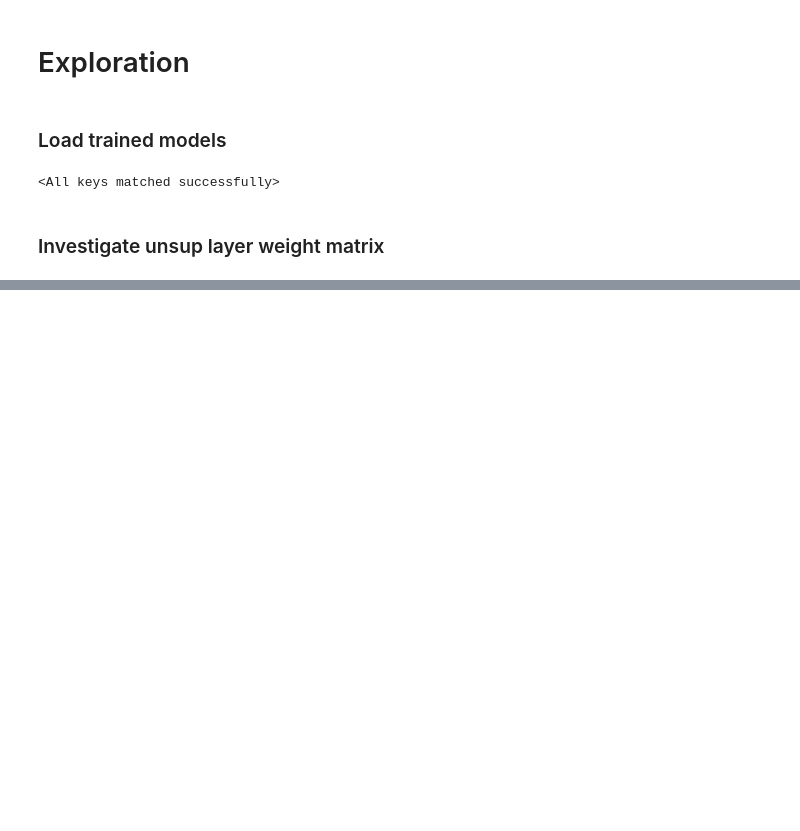
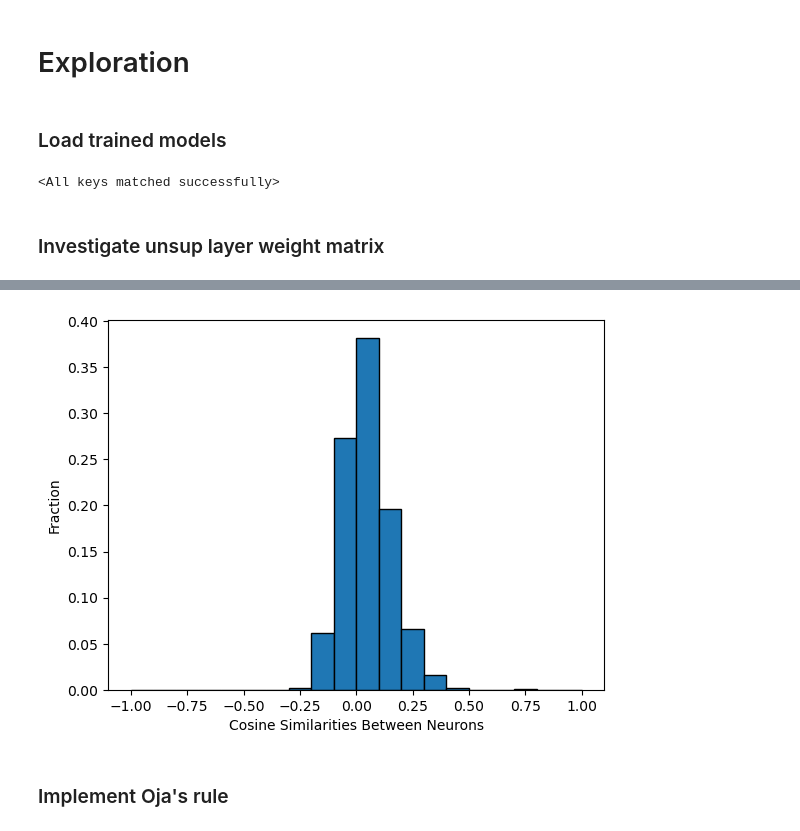
Before and after one commit to cutterdawes/HebbianLearning, a Jupyter notebook: experimental.ipynb, the cells around one changed output, grey strips where cells are left out. Cells and saved outputs as stored; diff of their text form; code cells hidden in the pictures; blank space fills up the shorter version.

Commit message:
Implement Oja's rule

```diff
--- a/experimental.ipynb
+++ b/experimental.ipynb
@@ -80,0 +85,28 @@ fig.savefig('figures/embeddings_comparison.png', dpi=300)
+# %%
+def plot_neuron_similarities(model, num_samples):
+    # get and normalize weight matrix
+    try:
+        W = model.unsup_layer.W
+    except:
+        W = model.input.weight
+    W_normed = F.normalize(W)
+
+    # get pairwise cosine similarities
+    similarities = torch.matmul(W_normed, W_normed.T)
+    similarities = similarities[~torch.eye(similarities.size(0), dtype=bool)].flatten().detach()
+
+    # sample similarities
+    indices = torch.randperm(similarities.size(0))[:num_samples]
+    similarities_sample = similarities[indices]
+
+    # plot
+    plt.hist(similarities_sample.numpy(), bins=20, range=(-1,1), weights=np.ones(num_samples)/num_samples, edgecolor='black')
+    plt.xlabel('Cosine Similarities Between Neurons')
+    plt.ylabel('Fraction')
+    plt.show()
+# %%
+plot_neuron_similarities(baseline, 1000)
+# %% [output]
+[figure, added]
+# %% [markdown]
+### Implement Oja's rule
```
Also changed, not shown: parts of 15 cells of this notebook, 1 other file.
